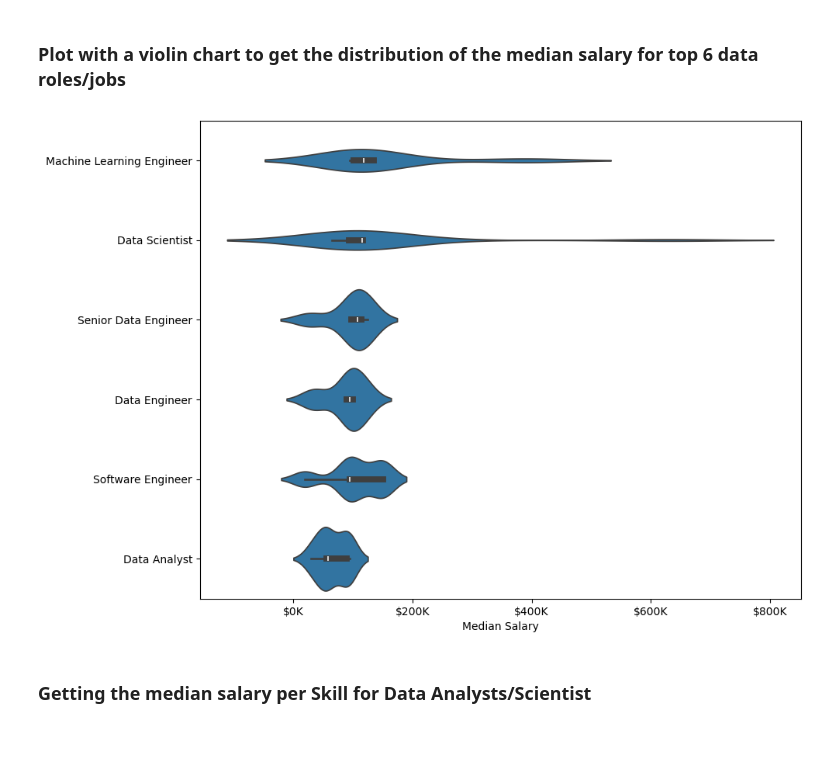
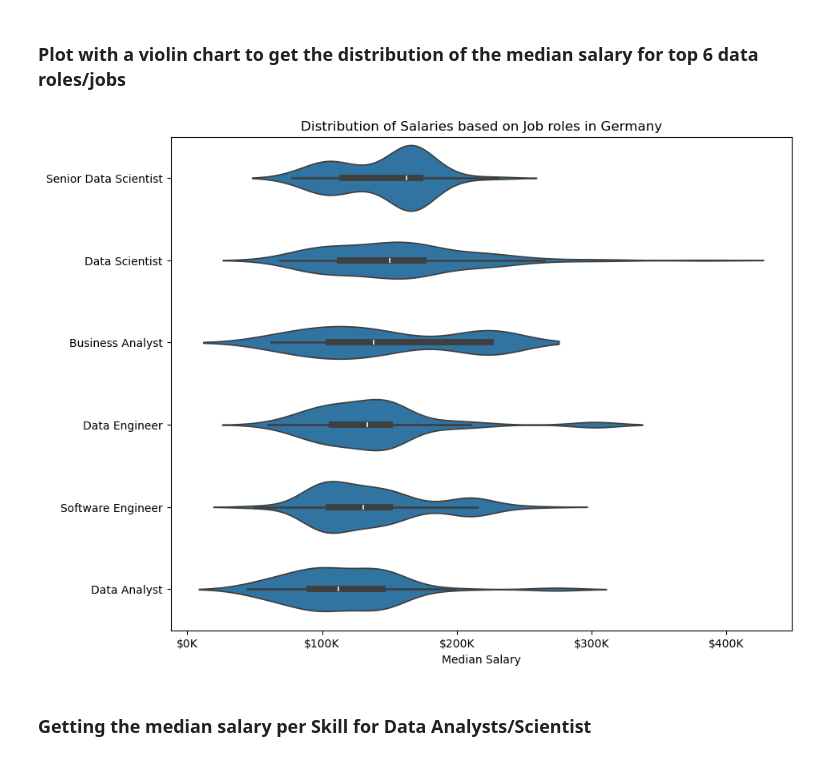
Before and after one commit to NightOwl9911/Job_Analysis_Canada_2025, a Jupyter notebook: Python_files/4_Salary_Analysis.ipynb, the cells around one changed output. Drawn from its saved outputs; the diff is of its cells as text; code cells hidden in the pictures.

```diff
--- a/Python_files/4_Salary_Analysis.ipynb
+++ b/Python_files/4_Salary_Analysis.ipynb
@@ -39,14 +39,14 @@ df_2025['job_posted_month'] = pd.Categorical(
 # %% [markdown]
 ### Get the top 6 data jobs (by job postings)
 # %%
-# Get the top 6 data roles in Colombia with the highest median salary
-df_co = df_2025[df_2025['job_country'] == "Colombia"].dropna(subset=['salary_year_avg']).copy()
-job_titles = df_co['job_title_short'].value_counts().index[:6].to_list()
+# Get the top 6 data roles in Germany with the highest median salary
+df_ca = df_2025[df_2025['job_country'] == "Canada"].dropna(subset=['salary_year_avg']).copy()
+job_titles = df_ca['job_title_short'].value_counts().index[:6].to_list()
 # %% [markdown]
 ### Filter our dataframe by the top 6 data jobs
 # %%
 # Get data frame for only the top 5 data jobs/roles
-df_top6 = df_co[df_co['job_title_short'].isin(job_titles)]
+df_top6 = df_ca[df_ca['job_title_short'].isin(job_titles)]
 
 # Group by job role and get the median of the salary year average
 df_top6_gr = df_top6.groupby('job_title_short')['salary_year_avg'].median()
@@ -63,16 +63,19 @@ df_top6['job_title_short'] = pd.Categorical(
 # %% [markdown]
 ### Plot with a violin chart to get the distribution of the median salary for top 6 data roles/jobs
 # %%
+# Creating the plot
 fig, ax = plt.subplots(figsize=(10, 8))
 
+# Plotting
 sns.violinplot(data=df_top6, x='salary_year_avg', y='job_title_short', ax=ax)
 ax.xaxis.set_major_formatter(plt.FuncFormatter(lambda x, pos: f"${int(x/1000)}K"))
 ax.set_xlabel('Median Salary')
+ax.set_title('Distribution of Salaries based on Job roles in Germany')
 ax.set_ylabel('')
 
 plt.show()
 # %% [output]
-[figure, old version]
+[figure, new version]
 # %% [markdown]
 ### Getting the median salary per Skill for Data Analysts/Scientist
 # %%
```
Also changed, not shown: parts of 3 cells of this notebook, 3 other files.
